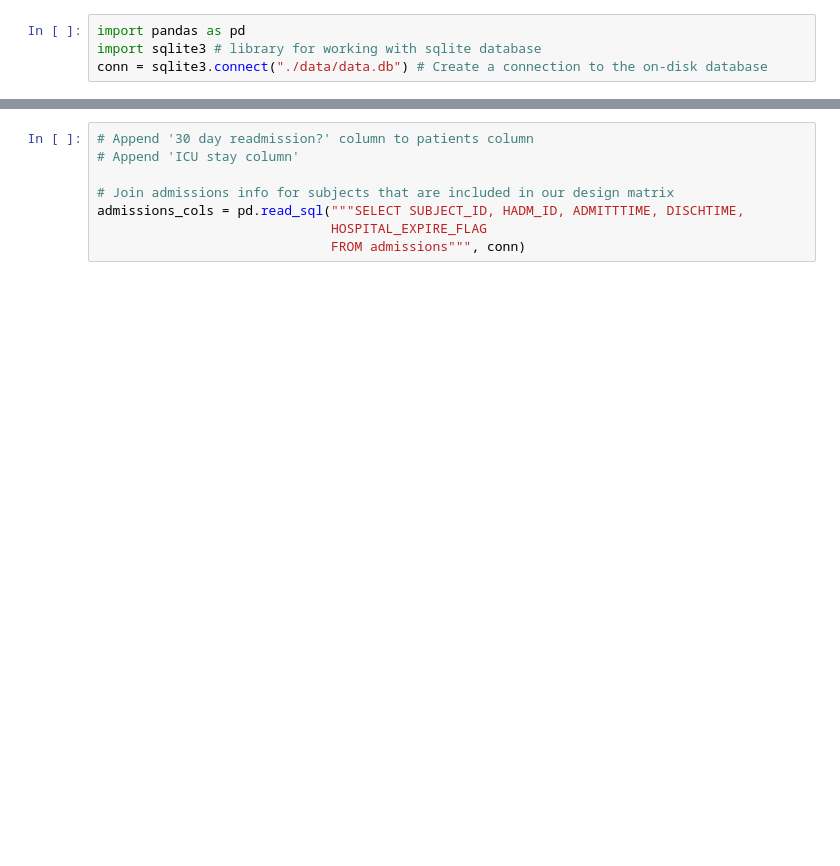
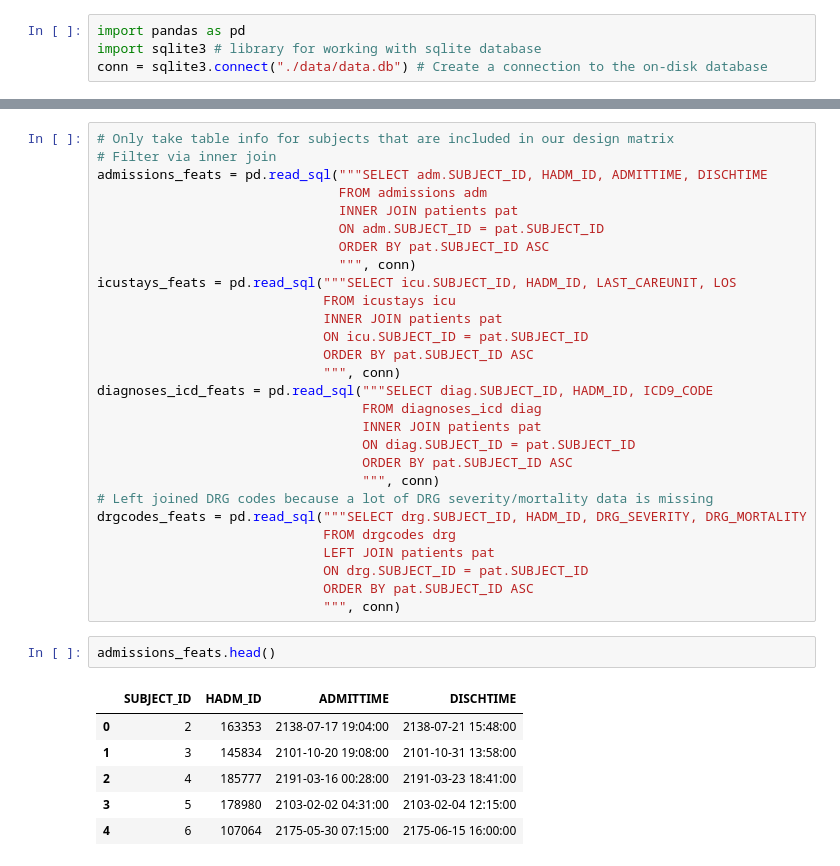
Before and after one commit to kevinmchu/BME590Final, a Jupyter notebook: Design matrix.ipynb, the cells around one changed output, grey strips where cells are left out. Cells and saved outputs as stored; diff of their text form; blank space fills up the shorter version.

```diff
--- a/Design matrix.ipynb
+++ b/Design matrix.ipynb
@@ -105,8 +104,37 @@ patients_cols[0:10]
-# %%
-# Append '30 day readmission?' column to patients column
-# Append 'ICU stay column'
-
-# Join admissions info for subjects that are included in our design matrix
-admissions_cols = pd.read_sql("""SELECT SUBJECT_ID, HADM_ID, ADMITTTIME, DISCHTIME,
-                              HOSPITAL_EXPIRE_FLAG
-                              FROM admissions""", conn)
+# %%
+# Only take table info for subjects that are included in our design matrix
+# Filter via inner join
+admissions_feats = pd.read_sql("""SELECT adm.SUBJECT_ID, HADM_ID, ADMITTIME, DISCHTIME
+                               FROM admissions adm
+                               INNER JOIN patients pat
+                               ON adm.SUBJECT_ID = pat.SUBJECT_ID
+                               ORDER BY pat.SUBJECT_ID ASC
+                               """, conn)
+icustays_feats = pd.read_sql("""SELECT icu.SUBJECT_ID, HADM_ID, LAST_CAREUNIT, LOS
+                             FROM icustays icu
+                             INNER JOIN patients pat
+                             ON icu.SUBJECT_ID = pat.SUBJECT_ID
+                             ORDER BY pat.SUBJECT_ID ASC
+                             """, conn)
+diagnoses_icd_feats = pd.read_sql("""SELECT diag.SUBJECT_ID, HADM_ID, ICD9_CODE
+                                  FROM diagnoses_icd diag
+                                  INNER JOIN patients pat
+                                  ON diag.SUBJECT_ID = pat.SUBJECT_ID
+                                  ORDER BY pat.SUBJECT_ID ASC
+                                  """, conn)
+# Left joined DRG codes because a lot of DRG severity/mortality data is missing
+drgcodes_feats = pd.read_sql("""SELECT drg.SUBJECT_ID, HADM_ID, DRG_SEVERITY, DRG_MORTALITY
+                             FROM drgcodes drg
+                             LEFT JOIN patients pat
+                             ON drg.SUBJECT_ID = pat.SUBJECT_ID
+                             ORDER BY pat.SUBJECT_ID ASC
+                             """, conn)
+# %%
+admissions_feats.head()
+# %% [output]
+|  | SUBJECT_ID | HADM_ID | ADMITTIME | DISCHTIME |
+| 0 | 2 | 163353 | 2138-07-17 19:04:00 | 2138-07-21 15:48:00 |
+| 1 | 3 | 145834 | 2101-10-20 19:08:00 | 2101-10-31 13:58:00 |
+| 2 | 4 | 185777 | 2191-03-16 00:28:00 | 2191-03-23 18:41:00 |
+| 3 | 5 | 178980 | 2103-02-02 04:31:00 | 2103-02-04 12:15:00 |
+| 4 | 6 | 107064 | 2175-05-30 07:15:00 | 2175-06-15 16:00:00 |
```
Also changed, not shown: parts of 9 cells of this notebook.
